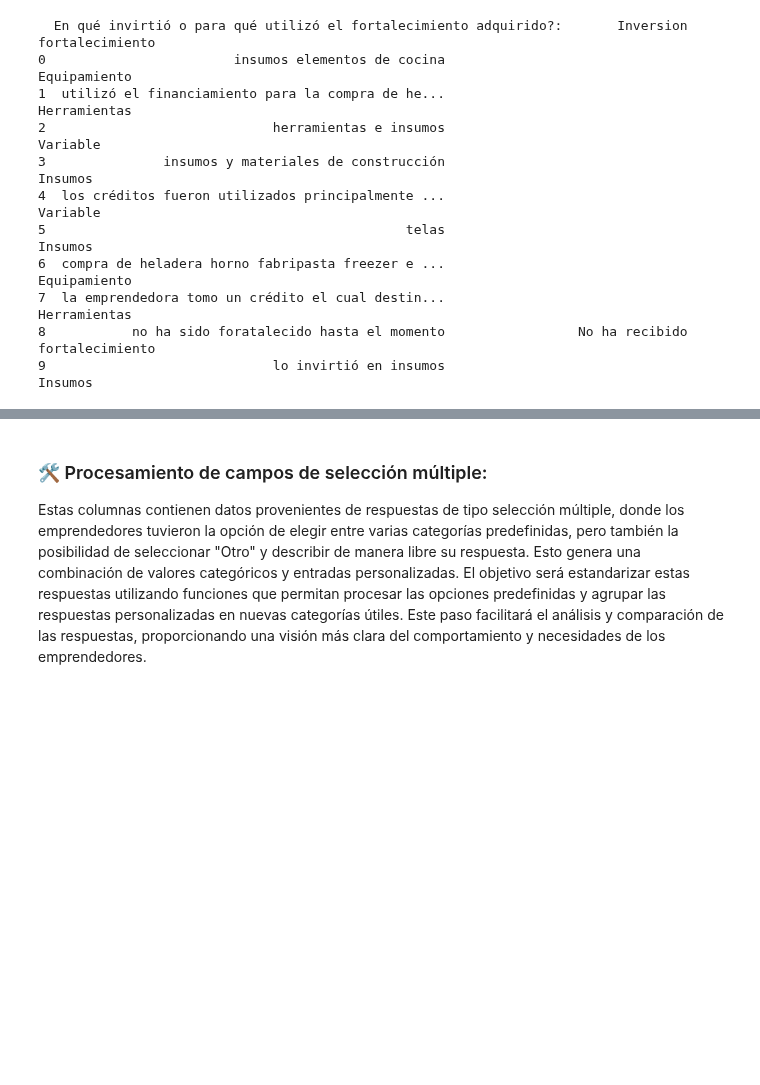
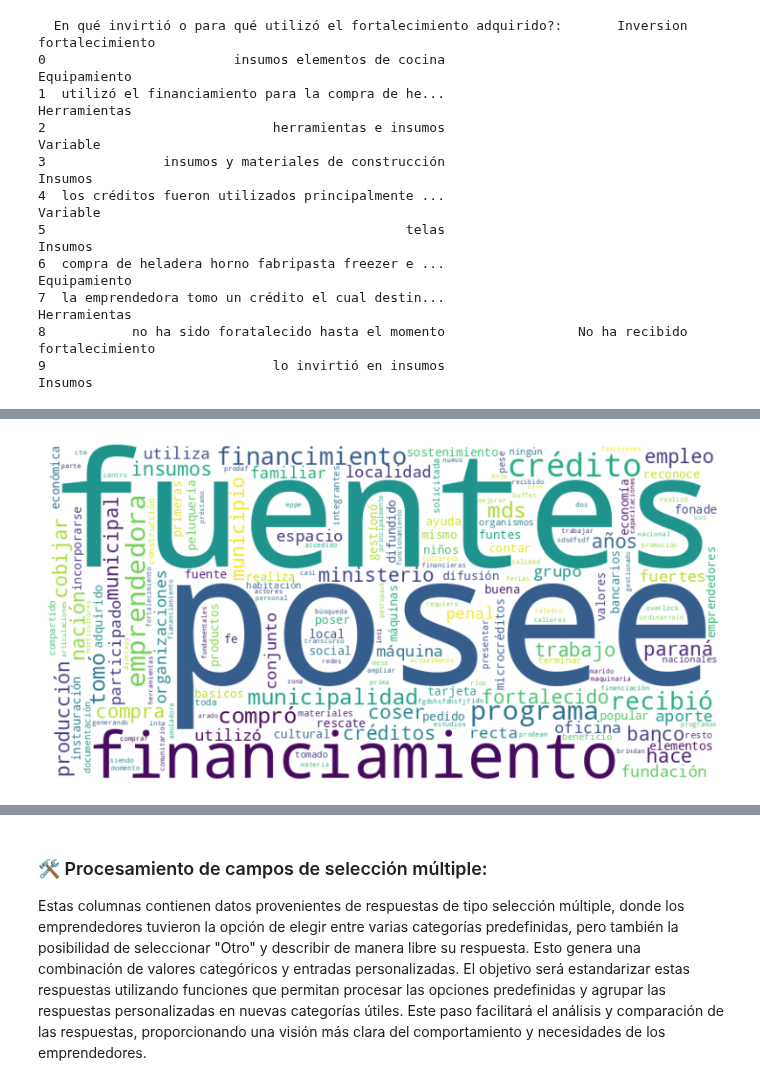
Before and after one commit to sosarodrigox/coderhouse_emprendedores_it, a Jupyter notebook: Emprendedores_IT.ipynb, the cells around one changed output, grey strips where cells are left out. Saved outputs shown, nothing was run; the diff lists cells and outputs as text; code cells hidden in the pictures; blank space fills up the shorter version.

```diff
--- a/Emprendedores_IT.ipynb
+++ b/Emprendedores_IT.ipynb
@@ -1262,0 +1272,81 @@ df_entrevistados.head(2)
+# %%
+# Paso 1: Verificar si todos los valores son números en la columna
+if (
+    df_entrevistados[
+        "Posee otras fuentes de financiamiento que haya destinado a su emprendimiento?:"
+    ]
+    .apply(lambda x: str(x).isnumeric())
+    .all()
+):
+    print(
+        "La columna contiene solo números. No es necesario realizar el análisis de texto."
+    )
+else:
+    print(
+        "La columna contiene texto o una mezcla de texto y números. Proceder con el análisis."
+    )
+
+
+# Paso 2: Limpieza del texto
+def limpiar_texto(texto):
+    texto = re.sub(r"\d+", "", texto)  # Eliminar números
+    texto = re.sub(r"[^\w\s]", "", texto)  # Eliminar signos de puntuación
+    texto = texto.lower()  # Convertir a minúsculas
+    return texto
+
+
+# Aplicar la limpieza de texto a la columna "Posee otras fuentes de financiamiento que haya destinado a su emprendimiento?"
+df_entrevistados[
+    "Posee otras fuentes de financiamiento que haya destinado a su emprendimiento?:"
+] = df_entrevistados[
+    "Posee otras fuentes de financiamiento que haya destinado a su emprendimiento?:"
+].apply(
+    lambda x: limpiar_texto(str(x))
+)
+
+# Paso 3 y 4: Tokenización y eliminación de stopwords
+from nltk.tokenize import word_tokenize
+from nltk.corpus import stopwords
+
+# Definir las stopwords en español
+stop_words = set(stopwords.words("spanish"))
+
+
+# Función para tokenizar y eliminar stopwords
+def contar_palabras(texto):
+    palabras = word_tokenize(texto)  # Tokenizar
+    palabras_filtradas = [
+        word for word in palabras if word not in stop_words
+    ]  # Filtrar stopwords
+    return palabras_filtradas
+
+
+# Aplicar la tokenización y contar las palabras clave
+df_entrevistados["tokens"] = df_entrevistados[
+    "Posee otras fuentes de financiamiento que haya destinado a su emprendimiento?:"
+].apply(lambda x: contar_palabras(x))
+
+# Generar una lista de todas las palabras
+palabras_financiamiento = [
+    palabra for sublist in df_entrevistados["tokens"] for palabra in sublist
+]
+
+# Contar la frecuencia de las palabras
+from collections import Counter
+
+frecuencia_palabras = Counter(palabras_financiamiento)
+
+# Paso 5: Generar la nube de palabras
+from wordcloud import WordCloud
+import matplotlib.pyplot as plt
+
+wordcloud = WordCloud(
+    width=800, height=400, background_color="white"
+).generate_from_frequencies(frecuencia_palabras)
+
+# Mostrar la nube de palabras
+plt.figure(figsize=(10, 5))
+plt.imshow(wordcloud, interpolation="bilinear")
+plt.axis("off")  # Quitar los ejes
+plt.show()
+# %% [output]
@@ -1262,0 +1354 @@ df_entrevistados.head(2)
+[figure, added]
```
Also changed, not shown: parts of 6 cells of this notebook.
